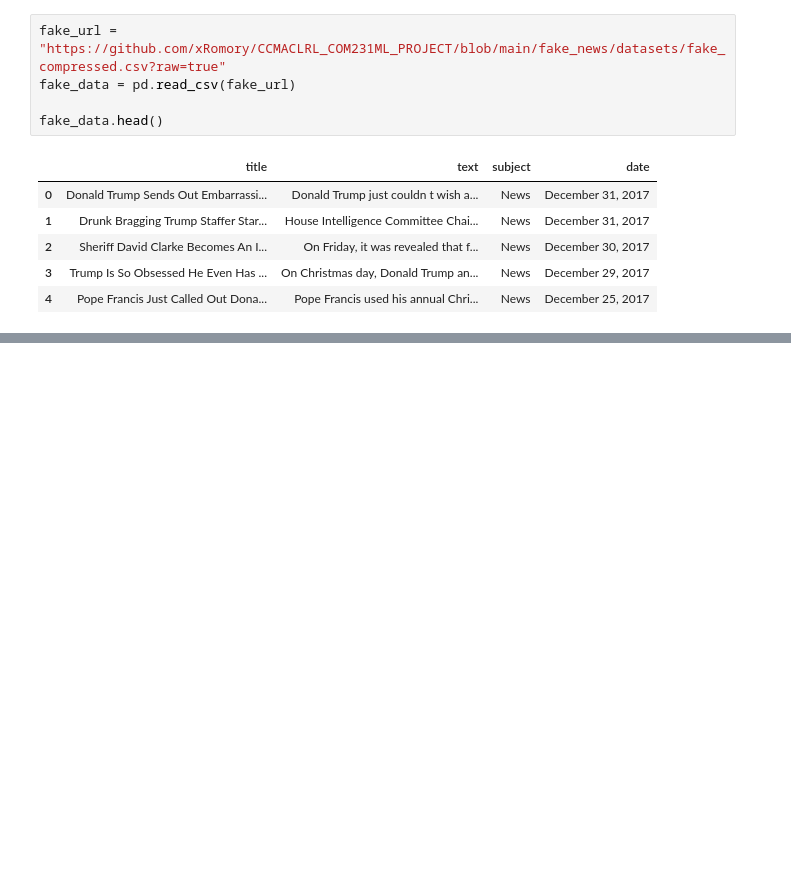
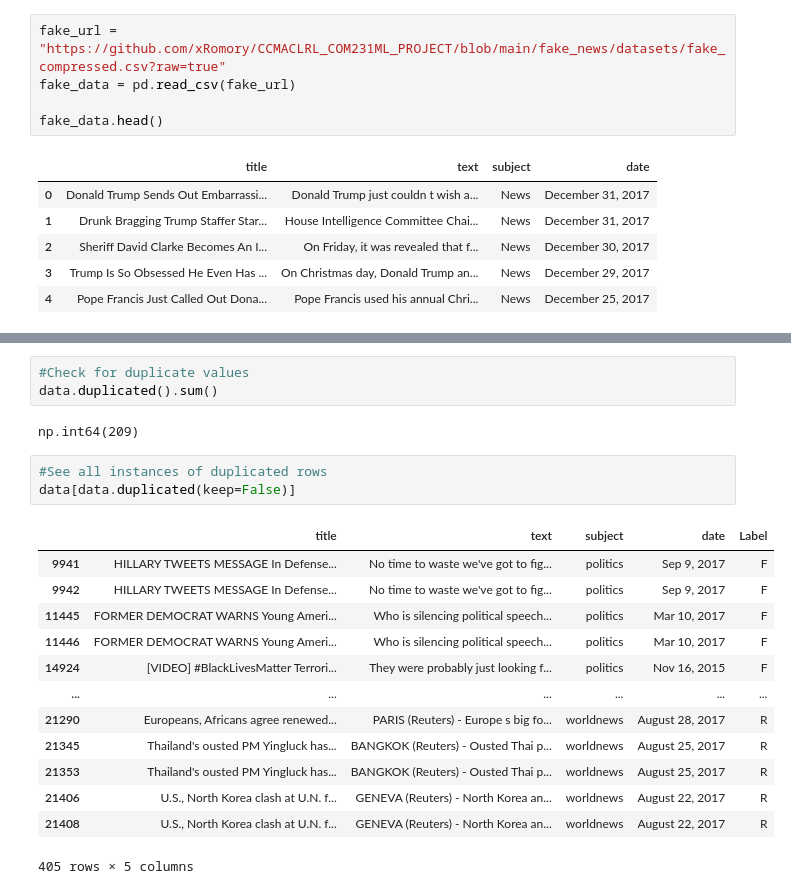
Before and after one commit to xRomory/CCMACLRL_COM231ML_PROJECT, a Jupyter notebook: fake_news/fake_news_detection.ipynb, the cells around one changed output, grey strips where cells are left out. Saved outputs shown, nothing was run; the diff lists cells and outputs as text; blank space fills up the shorter version.

```diff
--- a/fake_news/fake_news_detection.ipynb
+++ b/fake_news/fake_news_detection.ipynb
@@ -42,0 +92,22 @@ memory usage: 2.1+ MB
+# %%
+#Check for duplicate values
+data.duplicated().sum()
+# %% [output]
+np.int64(209)
+# %%
+#See all instances of duplicated rows
+data[data.duplicated(keep=False)]
+# %% [output]
+|  | title | text | subject | date | Label |
+| 9941 | HILLARY TWEETS MESSAGE In Defense... | No time to waste we've got to fig... | politics | Sep 9, 2017 | F |
+| 9942 | HILLARY TWEETS MESSAGE In Defense... | No time to waste we've got to fig... | politics | Sep 9, 2017 | F |
+| 11445 | FORMER DEMOCRAT WARNS Young Ameri... | Who is silencing political speech... | politics | Mar 10, 2017 | F |
+| 11446 | FORMER DEMOCRAT WARNS Young Ameri... | Who is silencing political speech... | politics | Mar 10, 2017 | F |
+| 14924 | [VIDEO] #BlackLivesMatter Terrori... | They were probably just looking f... | politics | Nov 16, 2015 | F |
+| ... | ... | ... | ... | ... | ... |
+| 21290 | Europeans, Africans agree renewed... | PARIS (Reuters) - Europe s big fo... | worldnews | August 28, 2017 | R |
+| 21345 | Thailand's ousted PM Yingluck has... | BANGKOK (Reuters) - Ousted Thai p... | worldnews | August 25, 2017 | R |
+| 21353 | Thailand's ousted PM Yingluck has... | BANGKOK (Reuters) - Ousted Thai p... | worldnews | August 25, 2017 | R |
+| 21406 | U.S., North Korea clash at U.N. f... | GENEVA (Reuters) - North Korea an... | worldnews | August 22, 2017 | R |
+| 21408 | U.S., North Korea clash at U.N. f... | GENEVA (Reuters) - North Korea an... | worldnews | August 22, 2017 | R |
+405 rows × 5 columns
```
Also changed, not shown: parts of 16 cells of this notebook, 1 other file.
